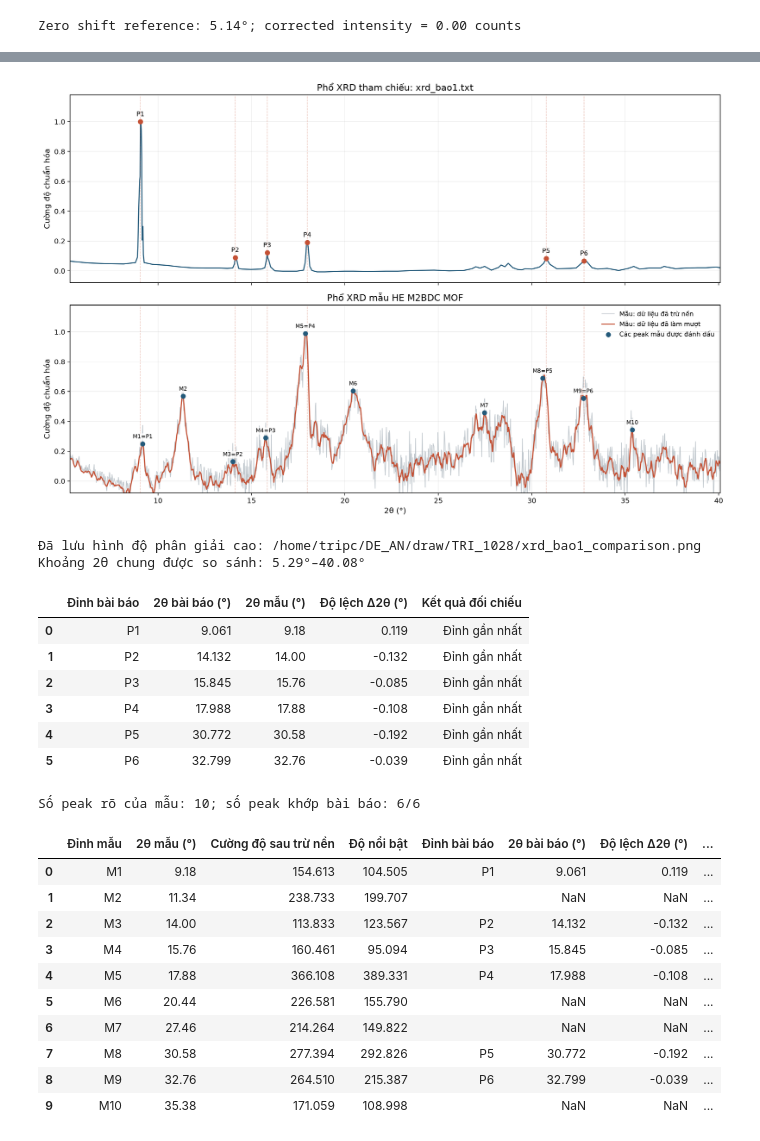
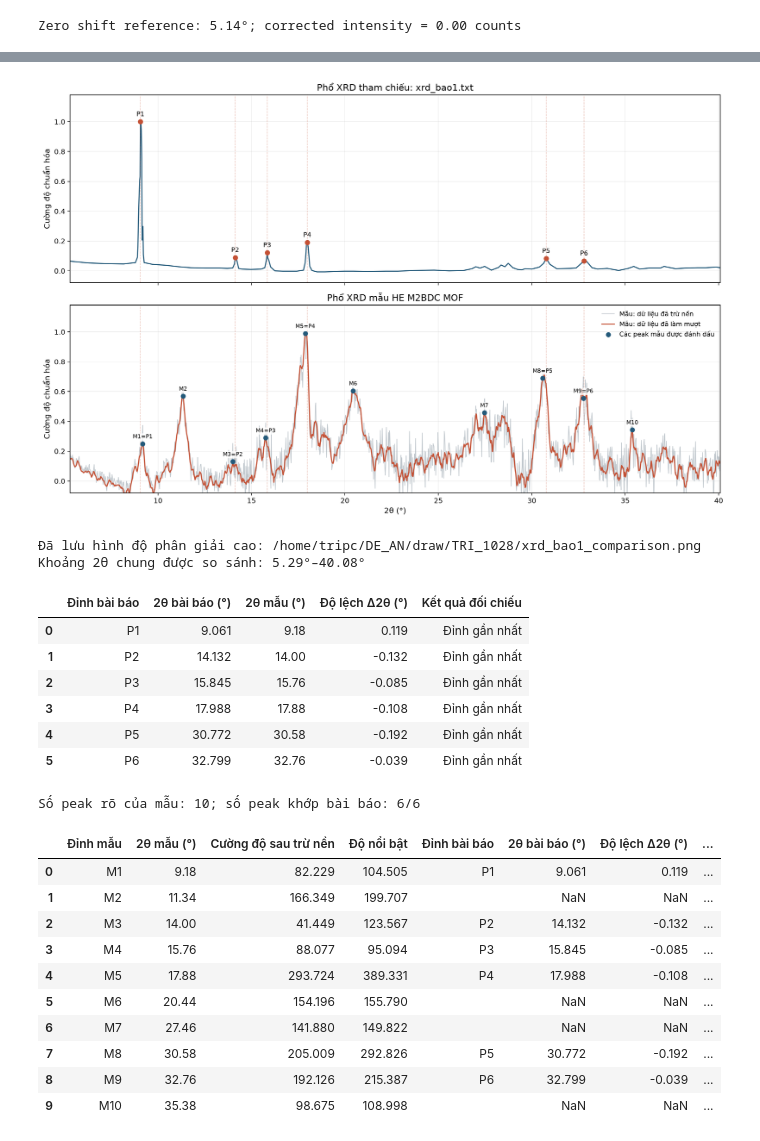
Before and after one commit to ronggenshin1/DE_AN, a Jupyter notebook: draw/TRI_1028/xrd_1028.ipynb, the cells around one changed output, grey strips where cells are left out. Drawn from its saved outputs; the diff is of its cells as text; code cells hidden in the pictures.

```diff
--- a/draw/TRI_1028/xrd_1028.ipynb
+++ b/draw/TRI_1028/xrd_1028.ipynb
@@ -48,12 +53,12 @@ import numpy as np
 from scipy import sparse
 from scipy.sparse.linalg import spsolve
 
-
 smoothing = 1e6
 asymmetry = 0.001
 
 
-def estimate_asls_baseline(intensity, smoothing=1e6, asymmetry=0.01, iterations=10):
+def estimate_asls_baseline(intensity, smoothing=1e6, asymmetry=0.001, iterations=10):
+    """Ước lượng đường nền bằng thuật toán Asymmetric Least Squares (AsLS)."""
     values = np.asarray(intensity, dtype=float)
     point_count = values.size
     difference = sparse.diags(
@@ -114,6 +119,7 @@ ax.grid(True, alpha=0.25)
 ax.legend(frameon=False)
 plt.show()
 
+# Đưa mức đáy vùng góc thấp về 0 counts (Zero shift reference)
 zero_region = xrd["two_theta"].between(5.0, 5.5)
 zero_reference = xrd.loc[zero_region, "baseline_corrected"].min()
 xrd["corrected_intensity"] = xrd["baseline_corrected"] - zero_reference
@@ -131,8 +137,9 @@ Zero shift reference: 5.14°; corrected intensity = 0.00 counts
 from scipy.signal import find_peaks, savgol_filter
 
 angle = xrd["two_theta"].to_numpy(dtype=float)
-signal = xrd["baseline_corrected"].to_numpy(dtype=float)
-sampling_step = xrd["two_theta"].diff().median()
+# Sử dụng tín hiệu đã qua trừ nền & zero-shift
+signal = xrd["corrected_intensity"].to_numpy(dtype=float)
+sampling_step = float(xrd["two_theta"].diff().median())
 polyorder = 2
 candidate_windows = list(range(15, 64, 6))
 max_peak_shift = 0.06
@@ -140,7 +147,7 @@ minimum_prominence_retention = 0.75
 minimum_other_peak_fraction = 0.80
 
 second_difference = np.diff(signal, n=2)
-noise_sigma = np.median(np.abs(second_difference - np.median(second_difference))) / (0.6745 * np.sqrt(6))
+noise_sigma = float(np.median(np.abs(second_difference - np.median(second_difference))) / (0.6745 * np.sqrt(6)))
 prominence_threshold = 10 * noise_sigma
 minimum_peak_distance = max(1, int(round(0.20 / sampling_step)))
 reference_peaks, reference_properties = find_peaks(
@@ -272,11 +279,17 @@ from IPython.display import display
 
 paper_filename = "xrd_bao1.txt"
 paper_path = next(
-    candidate
-    for root in search_roots
-    for candidate in (root / "draw" / "PAPER" / paper_filename, root / "PAPER" / paper_filename)
-    if candidate.is_file()
+    (
+        candidate
+        for root in search_roots
+        for candidate in (root / "draw" / "PAPER" / paper_filename, root / "PAPER" / paper_filename)
+        if candidate.is_file()
+    ),
+    None,
 )
+if paper_path is None:
+    raise FileNotFoundError(f"Không tìm thấy file phổ tham chiếu: {paper_filename}")
+
 paper = pd.read_csv(paper_path, sep=r"\s+", header=None, names=["two_theta", "intensity"])
 paper = paper.groupby("two_theta", as_index=False)["intensity"].mean().sort_values("two_theta").reset_index(drop=True)
 
@@ -289,6 +302,7 @@ raw_paper_peak_indices, raw_paper_properties = find_peaks(paper["intensity"].to_
 raw_paper_order = np.argsort(paper.loc[raw_paper_peak_indices, "two_theta"].to_numpy())
 raw_paper_peak_indices = raw_paper_peak_indices[raw_paper_order]
 raw_paper_prominences = raw_paper_properties["prominences"][raw_paper_order]
+
 peak_clusters = []
 for peak_index in raw_paper_peak_indices:
     peak_angle = float(paper.loc[peak_index, "two_theta"])
@@ -306,7 +320,8 @@ for cluster in peak_clusters:
     paper_peak_prominences.append(float(max(raw_paper_prominences[np.isin(raw_paper_peak_indices, cluster)])))
 paper_peak_prominences = np.asarray(paper_peak_prominences)
 
-ours_signal = ours["baseline_corrected"].to_numpy(dtype=float)
+# Đồng nhất sử dụng tín hiệu đã trừ nền & zero-shift
+ours_signal = ours["corrected_intensity"].to_numpy(dtype=float)
 own_peak_indices, own_peak_properties = find_peaks(
     ours_signal,
     prominence=max(15.0, 0.04 * np.ptp(ours_signal)),
@@ -317,9 +332,6 @@ paper_angles = paper.loc[paper_peak_indices, "two_theta"].to_numpy(dtype=float)
 own_angles = ours.loc[own_peak_indices, "two_theta"].to_numpy(dtype=float)
 distance_matrix = np.abs(paper_angles[:, None] - own_angles[None, :])
 
-# Dummy columns let each reference peak remain unmatched. Their cost is higher
-# than any valid match, so the assignment maximizes valid 1-to-1 matches first,
-# then minimizes the total angular difference.
 if len(paper_angles) and len(own_angles):
     unmatched_cost = match_tolerance + 1e-9
     invalid_cost = unmatched_cost * (len(paper_angles) + len(own_angles) + 1)
@@ -370,27 +382,36 @@ clear_peak_indices, clear_peak_properties = find_peaks(
 )
 clear_prominence_by_index = {int(index): float(value) for index, value in zip(clear_peak_indices, clear_peak_properties["prominences"])}
 raw_prominence_by_index = {int(index): float(value) for index, value in zip(own_peak_indices, own_peak_properties["prominences"])}
+
+# Tối ưu hóa truy xuất góc bằng mảng NumPy trực tiếp (vectorization, loại bỏ lặp qua pandas .loc)
+ours_angles = ours["two_theta"].to_numpy(dtype=float)
+matched_angles_array = ours_angles[list(matched_own_indices)] if matched_own_indices else np.array([])
+
 unmatched_clear_indices = [
     int(index)
     for index in clear_peak_indices
-    if all(abs(float(ours.loc[index, "two_theta"]) - float(ours.loc[matched_index, "two_theta"])) > 0.15 for matched_index in matched_own_indices)
+    if len(matched_angles_array) == 0 or np.all(np.abs(ours_angles[index] - matched_angles_array) > 0.15)
 ]
 unmatched_clear_indices.sort(key=lambda index: clear_prominence_by_index[index], reverse=True)
+
 kept_unmatched_indices = []
 for index in unmatched_clear_indices:
-    if all(abs(float(ours.loc[index, "two_theta"]) - float(ours.loc[kept_index, "two_theta"])) > 0.15 for kept_index in kept_unmatched_indices):
+    if not kept_unmatched_indices or np.all(np.abs(ours_angles[index] - ours_angles[kept_unmatched_indices]) > 0.15):
         kept_unmatched_indices.append(index)
+
 all_own_indices = sorted(
     matched_own_indices | set(kept_unmatched_indices),
-    key=lambda index: float(ours.loc[index, "two_theta"]),
+    key=lambda index: ours_angles[index],
 )
 
 paper_floor = np.quantile(paper["intensity"], 0.10)
 paper_scale = paper["intensity"].max() - paper_floor
 paper_normalized = (paper["intensity"].to_numpy() - paper_floor) / paper_scale
+
 ours_floor = np.quantile(ours_signal, 0.10)
 ours_scale = ours_signal.max() - ours_floor
 ours_normalized = (ours_signal - ours_floor) / ours_scale
+
 ours_smoothed = ours["smoothed_auto"].to_numpy(dtype=float)
 smooth_floor = np.quantile(ours_smoothed, 0.10)
 smooth_scale = ours_smoothed.max() - smooth_floor
@@ -401,6 +422,7 @@ axes[0].plot(paper["two_theta"], paper_normalized, color="#245a7a", linewidth=1.
 axes[0].scatter(paper.loc[paper_peak_indices, "two_theta"], paper_normalized[paper_peak_indices], color="#c45135", s=42, zorder=3)
 axes[0].set_ylabel("Cường độ chuẩn hóa", fontsize=11)
 axes[0].set_title("Phổ XRD tham chiếu: xrd_bao1.txt", fontsize=13)
+
 axes[1].plot(ours["two_theta"], ours_normalized, color="#aab4bb", linewidth=0.9, alpha=0.75, label="Mẫu: dữ liệu đã trừ nền")
 axes[1].plot(ours["two_theta"], smooth_normalized, color="#c45135", linewidth=1.6, label="Mẫu: dữ liệu đã làm mượt")
 axes[1].scatter(
@@ -427,7 +449,7 @@ for peak_number, own_index in enumerate(all_own_indices, start=1):
     peak_label = f"M{peak_number}={reference_match['Peak']}" if reference_match else f"M{peak_number}"
     axes[1].annotate(
         peak_label,
-        (float(ours.loc[own_index, "two_theta"]), smooth_normalized[own_index]),
+        (ours_angles[own_index], smooth_normalized[own_index]),
         xytext=(0, 8),
         textcoords="offset points",
         ha="center",
@@ -440,6 +462,7 @@ for ax in axes:
     ax.set_ylim(-0.08, 1.18)
     ax.grid(True, alpha=0.25, linewidth=0.7)
     ax.tick_params(axis="both", labelsize=10)
+
 fig.tight_layout()
 comparison_image_path = data_path.parent.parent / "xrd_bao1_comparison.png"
 fig.savefig(comparison_image_path, dpi=600, bbox_inches="tight")
@@ -463,7 +486,7 @@ display(matches_vi.round(3))
 
 clear_peak_rows = []
 for peak_number, own_index in enumerate(all_own_indices, start=1):
-    own_angle = float(ours.loc[own_index, "two_theta"])
+    own_angle = ours_angles[own_index]
     reference_match = match_by_our_index.get(own_index)
     clear_peak_rows.append(
         {
@@ -485,40 +508,40 @@ clear_own_peaks_vi = clear_own_peaks.rename(
         "Our peak": "Đỉnh mẫu",
         "Our 2θ (°)": "2θ mẫu (°)",
         "Corrected intensity": "Cường độ sau trừ nền",
         "Prominence": "Độ nổi bật",
         "Paper peak": "Đỉnh bài báo",
         "Paper 2θ (°)": "2θ bài báo (°)",
         "Δ2θ (°)": "Độ lệch Δ2θ (°)",
         "Status": "Kết quả đối chiếu",
     }
 )
 clear_own_peaks_vi["Kết quả đối chiếu"] = clear_own_peaks_vi["Kết quả đối chiếu"].replace(
     {
         "Matched to reference": "Khớp với bài báo",
         "Clear peak; no paper match": "Peak rõ, chưa thấy trong bài báo",
     }
 )
 display(clear_own_peaks_vi.round(3))
 # %% [output]
 [figure]
 Đã lưu hình độ phân giải cao: /home/tripc/DE_AN/draw/TRI_1028/xrd_bao1_comparison.png
 Khoảng 2θ chung được so sánh: 5.29°–40.08°
 |  | Đỉnh bài báo | 2θ bài báo (°) | 2θ mẫu (°) | Độ lệch Δ2θ (°) | Kết quả đối chiếu |
 | 0 | P1 | 9.061 | 9.18 | 0.119 | Đỉnh gần nhất |
 | 1 | P2 | 14.132 | 14.00 | -0.132 | Đỉnh gần nhất |
 | 2 | P3 | 15.845 | 15.76 | -0.085 | Đỉnh gần nhất |
 | 3 | P4 | 17.988 | 17.88 | -0.108 | Đỉnh gần nhất |
 | 4 | P5 | 30.772 | 30.58 | -0.192 | Đỉnh gần nhất |
 | 5 | P6 | 32.799 | 32.76 | -0.039 | Đỉnh gần nhất |
 Số peak rõ của mẫu: 10; số peak khớp bài báo: 6/6
 |  | Đỉnh mẫu | 2θ mẫu (°) | Cường độ sau trừ nền | Độ nổi bật | Đỉnh bài báo | 2θ bài báo (°) | Độ lệch Δ2θ (°) | ... |
-| 0 | M1 | 9.18 | 154.613 | 104.505 | P1 | 9.061 | 0.119 | ... |
-| 1 | M2 | 11.34 | 238.733 | 199.707 |  | NaN | NaN | ... |
-| 2 | M3 | 14.00 | 113.833 | 123.567 | P2 | 14.132 | -0.132 | ... |
-| 3 | M4 | 15.76 | 160.461 | 95.094 | P3 | 15.845 | -0.085 | ... |
-| 4 | M5 | 17.88 | 366.108 | 389.331 | P4 | 17.988 | -0.108 | ... |
-| 5 | M6 | 20.44 | 226.581 | 155.790 |  | NaN | NaN | ... |
-| 6 | M7 | 27.46 | 214.264 | 149.822 |  | NaN | NaN | ... |
-| 7 | M8 | 30.58 | 277.394 | 292.826 | P5 | 30.772 | -0.192 | ... |
-| 8 | M9 | 32.76 | 264.510 | 215.387 | P6 | 32.799 | -0.039 | ... |
-| 9 | M10 | 35.38 | 171.059 | 108.998 |  | NaN | NaN | ... |
+| 0 | M1 | 9.18 | 82.229 | 104.505 | P1 | 9.061 | 0.119 | ... |
+| 1 | M2 | 11.34 | 166.349 | 199.707 |  | NaN | NaN | ... |
+| 2 | M3 | 14.00 | 41.449 | 123.567 | P2 | 14.132 | -0.132 | ... |
+| 3 | M4 | 15.76 | 88.077 | 95.094 | P3 | 15.845 | -0.085 | ... |
+| 4 | M5 | 17.88 | 293.724 | 389.331 | P4 | 17.988 | -0.108 | ... |
+| 5 | M6 | 20.44 | 154.196 | 155.790 |  | NaN | NaN | ... |
+| 6 | M7 | 27.46 | 141.880 | 149.822 |  | NaN | NaN | ... |
+| 7 | M8 | 30.58 | 205.009 | 292.826 | P5 | 30.772 | -0.192 | ... |
+| 8 | M9 | 32.76 | 192.126 | 215.387 | P6 | 32.799 | -0.039 | ... |
+| 9 | M10 | 35.38 | 98.675 | 108.998 |  | NaN | NaN | ... |
```
Also changed, not shown: parts of 2 cells of this notebook.
